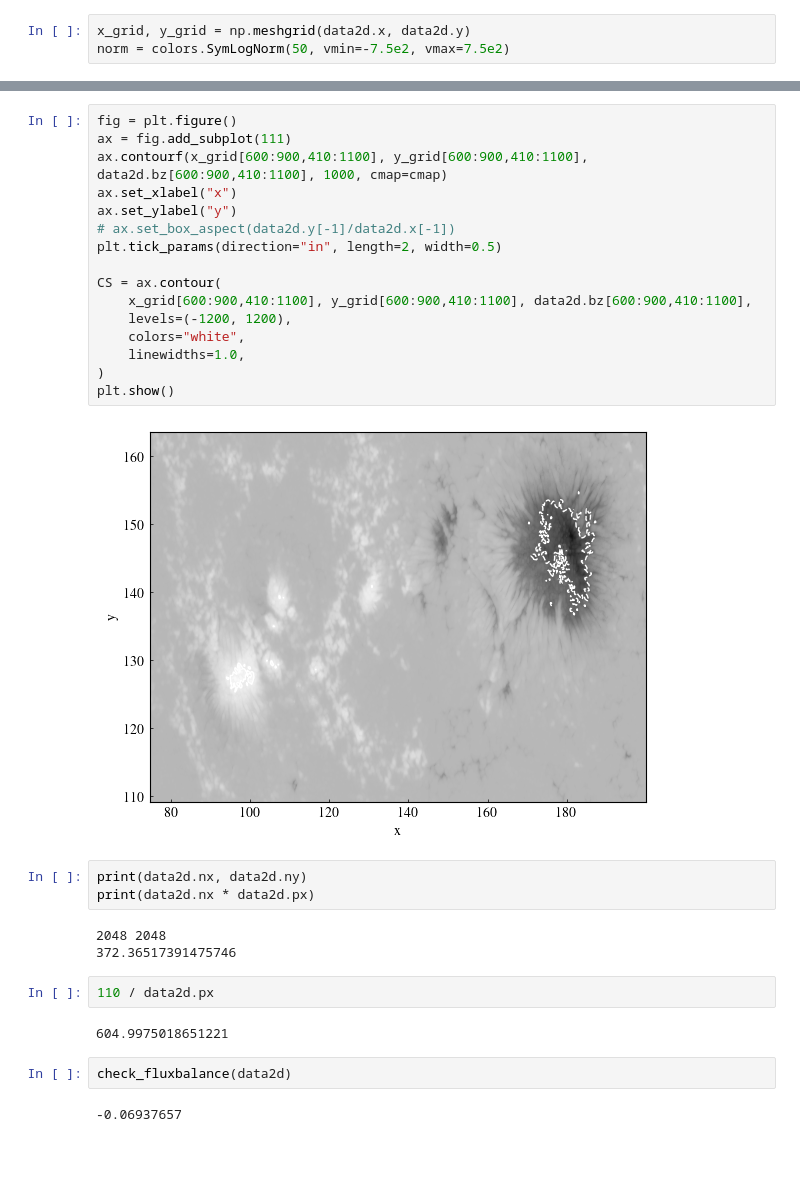
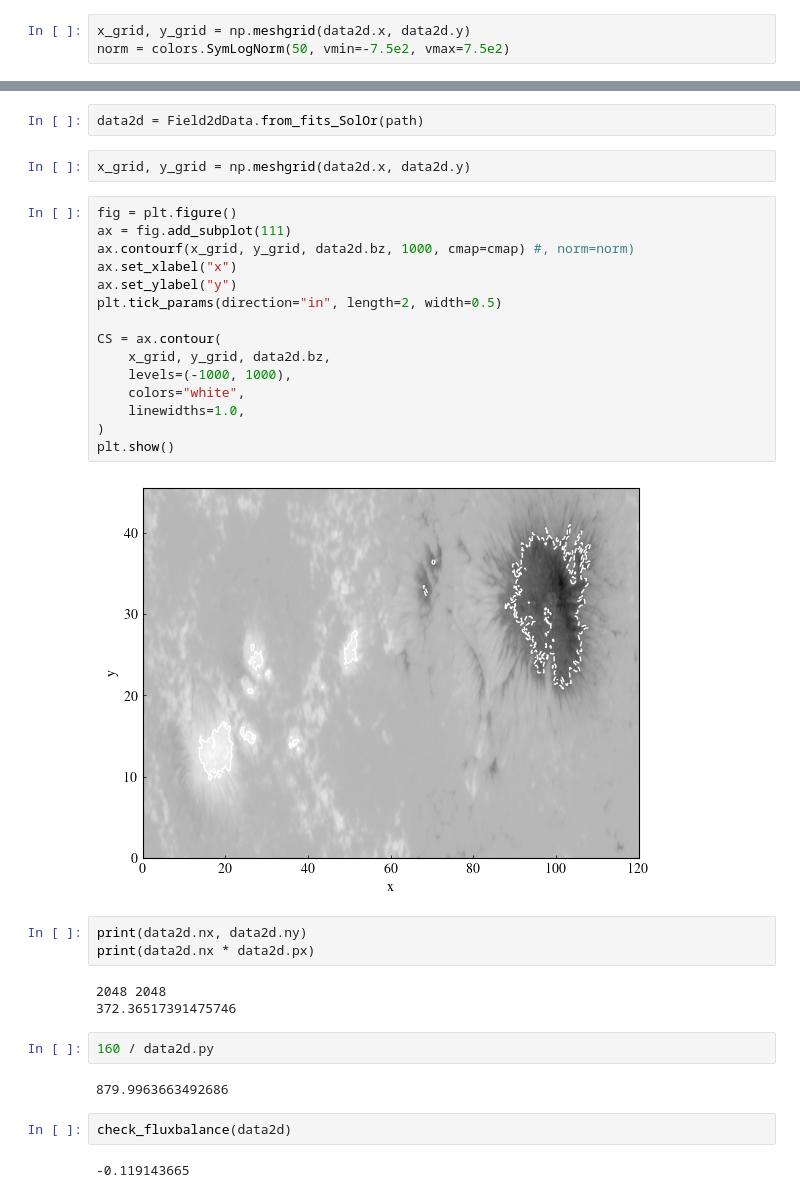
Before and after one commit to LMNadol/mflex, a Jupyter notebook: mhsflex/thesis_SolOr.ipynb, the cells around one changed output, grey strips where cells are left out. Saved outputs shown, nothing was run; the diff lists cells and outputs as text; blank space fills up the shorter version.

```diff
--- a/mhsflex/thesis_SolOr.ipynb
+++ b/mhsflex/thesis_SolOr.ipynb
@@ -73,33 +98,36 @@ norm = colors.SymLogNorm(50, vmin=-7.5e2, vmax=7.5e2)
+# %%
+data2d = Field2dData.from_fits_SolOr(path)
+# %%
+x_grid, y_grid = np.meshgrid(data2d.x, data2d.y)
 # %%
 fig = plt.figure()
 ax = fig.add_subplot(111)
-ax.contourf(x_grid[600:900,410:1100], y_grid[600:900,410:1100], data2d.bz[600:900,410:1100], 1000, cmap=cmap)
+ax.contourf(x_grid, y_grid, data2d.bz, 1000, cmap=cmap) #, norm=norm)
 ax.set_xlabel("x")
 ax.set_ylabel("y")
-# ax.set_box_aspect(data2d.y[-1]/data2d.x[-1])
 plt.tick_params(direction="in", length=2, width=0.5)
 
 CS = ax.contour(
-    x_grid[600:900,410:1100], y_grid[600:900,410:1100], data2d.bz[600:900,410:1100],
-    levels=(-1200, 1200),
+    x_grid, y_grid, data2d.bz,
+    levels=(-1000, 1000),
     colors="white",
     linewidths=1.0,
 )
 plt.show()
 # %% [output]
-[figure, old version]
+[figure, new version]
 # %%
 print(data2d.nx, data2d.ny)
 print(data2d.nx * data2d.px)
 # %% [output]
 2048 2048
 372.36517391475746
-# %%
-110 / data2d.px
-# %% [output]
-604.9975018651221
+# %%
+160 / data2d.py
+# %% [output]
+879.9963663492686
 # %%
 check_fluxbalance(data2d)
 # %% [output]
--0.06937657
+-0.119143665
 # %%
```
Also changed, not shown: parts of 12 cells of this notebook, 3 other files.
